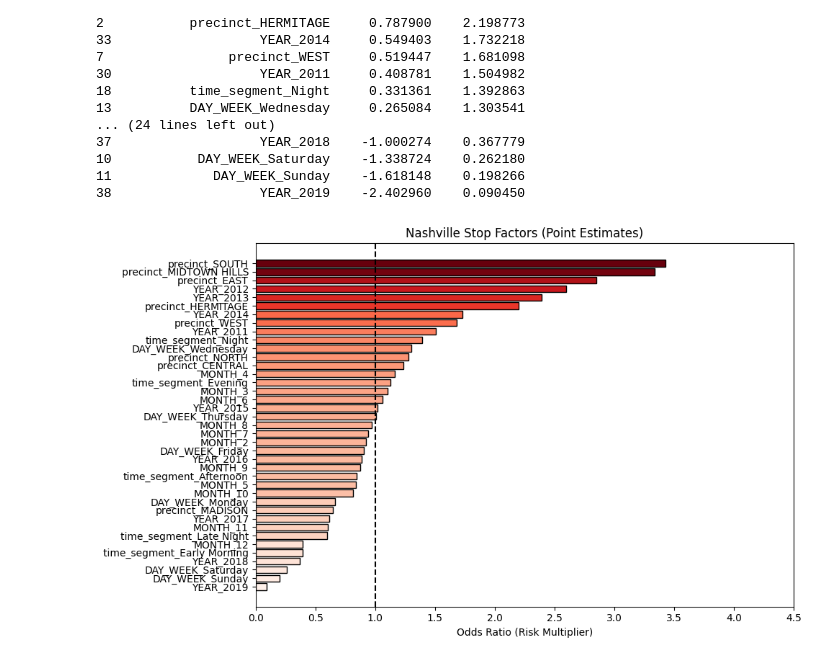
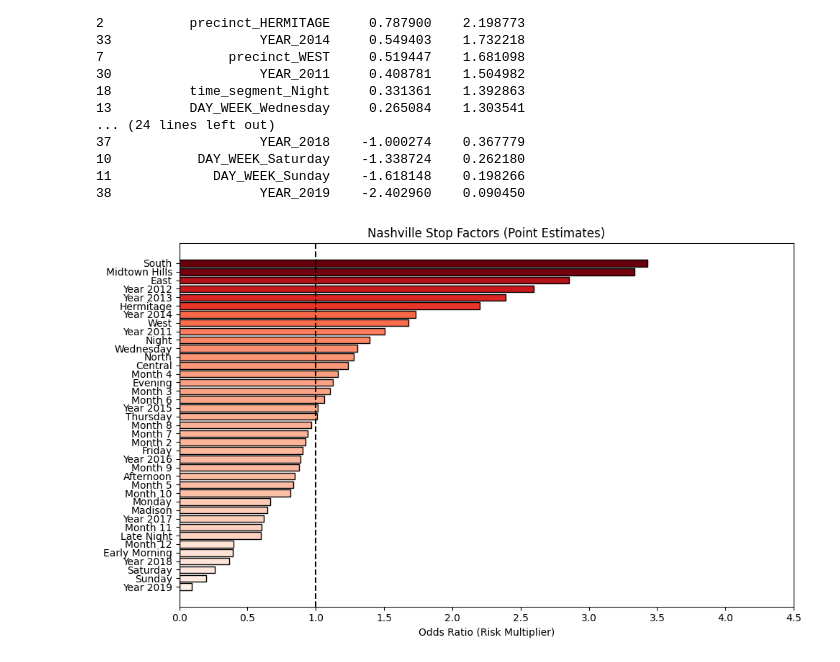
Before and after one commit to utexas-SDS-357/sds357-project-sp26-revolutionaries, a Jupyter notebook: lucas/SOPP_LOGREG_Visualization.ipynb, the cells around one changed output. Saved outputs shown, nothing was run; the diff lists cells and outputs as text; code cells hidden in the pictures.

Commit message:
Changed Axis on SOPP Plot

```diff
--- a/lucas/SOPP_LOGREG_Visualization.ipynb
+++ b/lucas/SOPP_LOGREG_Visualization.ipynb
@@ -110,24 +110,33 @@ print(feature_importance)
 11             DAY_WEEK_Sunday    -1.618148    0.198266
 38                   YEAR_2019    -2.402960    0.090450
 # %%
+feature_importance['displayname'] = (feature_importance['Feature']
+                             .str.replace('precinct_', '', case=False)
+                             .str.replace('DAY_WEEK_', '', case=False)
+                             .str.replace('MONTH_NAME_', '', case=False)
+                             .str.replace('time_segment_', '', case=False)
+                             .str.replace('_', ' ')
+                             .str.title())
+
+
 plt.figure(figsize=(10, 6))
 
 feature_importance = feature_importance.sort_values("Odds_Ratio")
 
 # Using a color map to emphasize the high-risk zones
 colors = plt.cm.Reds(feature_importance['Odds_Ratio'] / feature_importance['Odds_Ratio'].max())
 
-plt.barh(feature_importance['Feature'], feature_importance['Odds_Ratio'], color=colors, edgecolor='black')
+plt.barh(feature_importance['displayname'], feature_importance['Odds_Ratio'], color=colors, edgecolor='black')
 plt.axvline(x=1, color='black', linestyle='--', label='Baseline (No Effect)')
 
 # Annotate the actual OR values on the bars
 # for i, v in enumerate(feature_importance['Odds_Ratio']):
 #     plt.text(v + 0.15, i, str(v), va='center')
 
 plt.xlabel('Odds Ratio (Risk Multiplier)')
 plt.title('Nashville Stop Factors (Point Estimates)')
 plt.xlim(0, 4.5)
 plt.tight_layout()
 plt.show()
 # %% [output]
-[figure, old version]
+[figure, new version]
```
